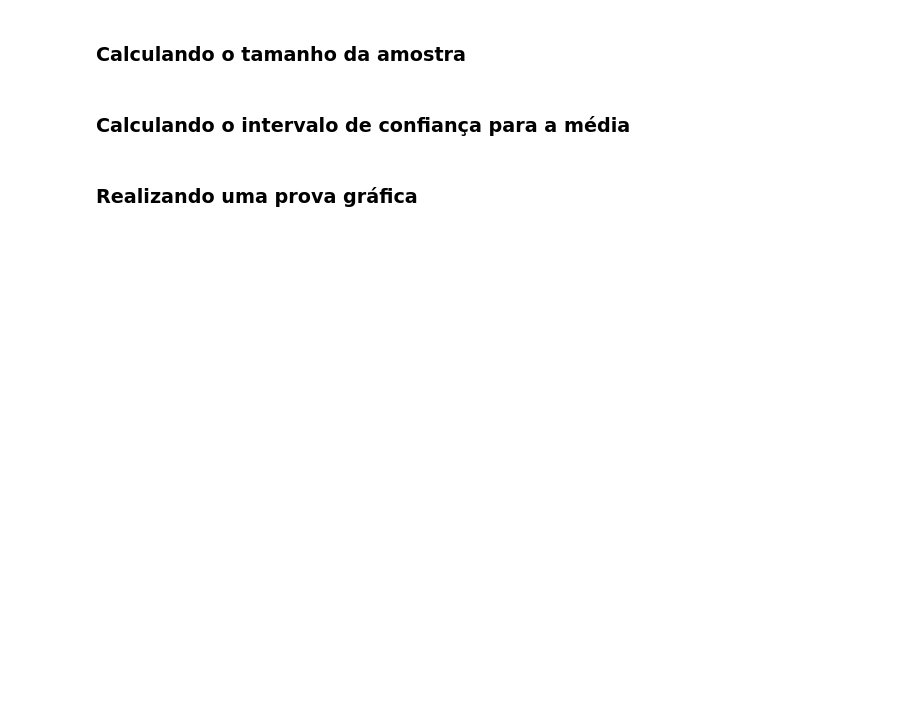
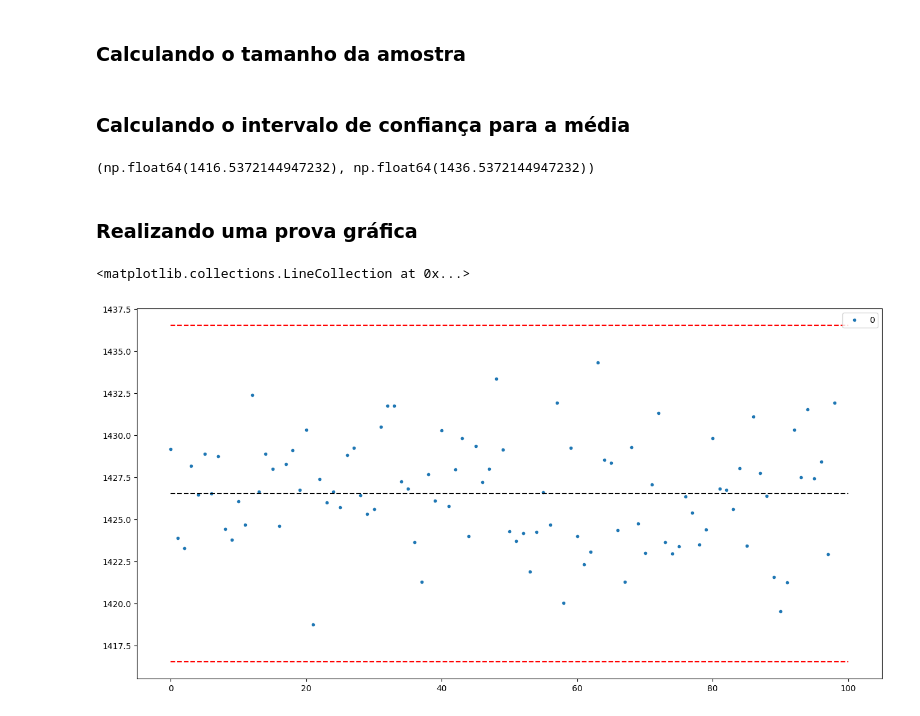
Before and after one commit to lemaldonadogm/Courses, a Jupyter notebook: Statistics/Parte 2 - Probabilidade e Amostragem/Curso_de_Estatística_Parte_2.ipynb, the cells around one changed output. Drawn from its saved outputs; the diff is of its cells as text; code cells hidden in the pictures; blank space fills up the shorter version.

```diff
--- a/Statistics/Parte 2 - Probabilidade e Amostragem/Curso_de_Estatística_Parte_2.ipynb
+++ b/Statistics/Parte 2 - Probabilidade e Amostragem/Curso_de_Estatística_Parte_2.ipynb
@@ -1431,0 +1432,3 @@ Estamos estudando o **rendimento mensal dos chefes de domicílios com renda até
+# %%
+desvio_padrao_pop = renda_5000.std()
+desvio_padrao_pop  ## desvio padrao da populacao (considerando que a populaçao é inifinta)
@@ -1431,0 +1437,3 @@ Estamos estudando o **rendimento mensal dos chefes de domicílios com renda até
+# %%
+media = renda_5000.mean()
+media
@@ -1432,6 +1442,35 @@ Estamos estudando o **rendimento mensal dos chefes de domicílios com renda até
 # %% [markdown]
 ### Calculando o tamanho da amostra
+# %%
+e = 10
+z = norm.ppf(0.95 + 0.025)
+n = (z * desvio_padrao_pop / e ) ** 2
+n = int(n.round())
 # %% [markdown]
 ### Calculando o intervalo de confiança para a média
+# %%
+intervalo = (media - e, media + e)
+intervalo
+
+## segunda opção
+intervalo = norm.interval(confidence=0.95, loc = media, scale = desvio_padrao_pop/ np.sqrt(n))
+intervalo
+# %% [output]
+(np.float64(1416.5372144947232), np.float64(1436.5372144947232))
 # %% [markdown]
 ### Realizando uma prova gráfica
+# %%
+import matplotlib.pyplot as plt
+
+tamanho_simulacao = 1000 # vou realizar 1000 amostras, cada uma com as 45.039 de tamanho
+medias = [renda_5000.sample(n=n).mean() for i in range (1, tamanho_simulacao)]
+medias = pd.DataFrame(medias)
+
+ax = medias.plot(style= '.')
+ax.figure.set_size_inches(16,8)
+ax.hlines(y = media, xmin= 0, xmax=tamanho_simulacao,colors='black', linestyles='dashed') ##linha horizontal da média, linestyles dashed (rachuarada)
+ax.hlines(y = intervalo[0], xmin=0, xmax=tamanho_simulacao, colors='red', linestyles='dashed')
+ax.hlines(y = intervalo[1], xmin=0, xmax=tamanho_simulacao, colors='red', linestyles='dashed')
+# %% [output]
+<matplotlib.collections.LineCollection at 0x...>
+[figure, added]
```
Also changed, not shown: parts of 11 cells of this notebook.
